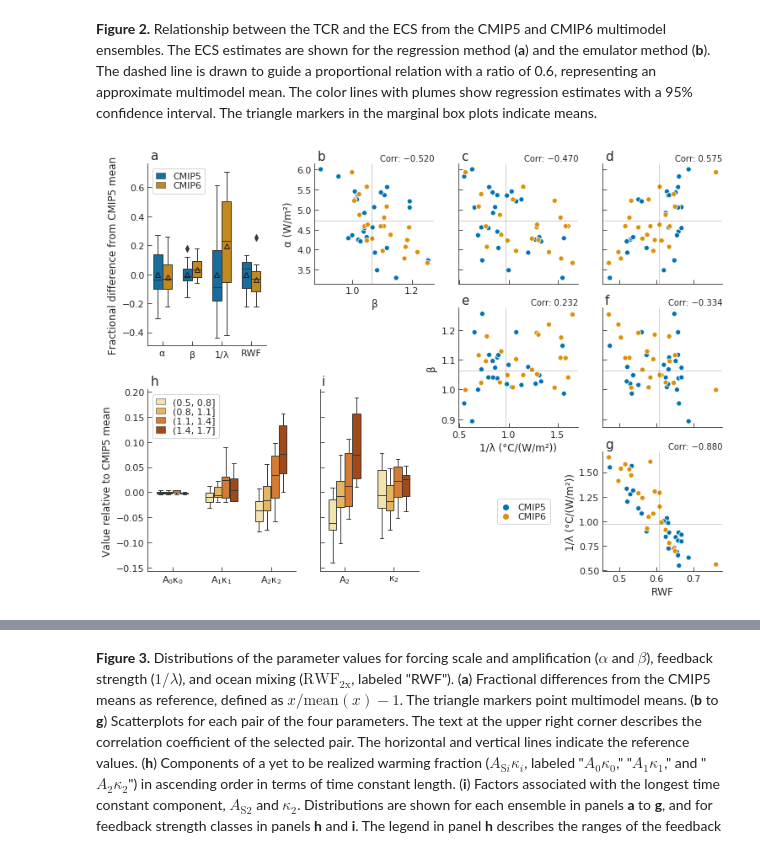
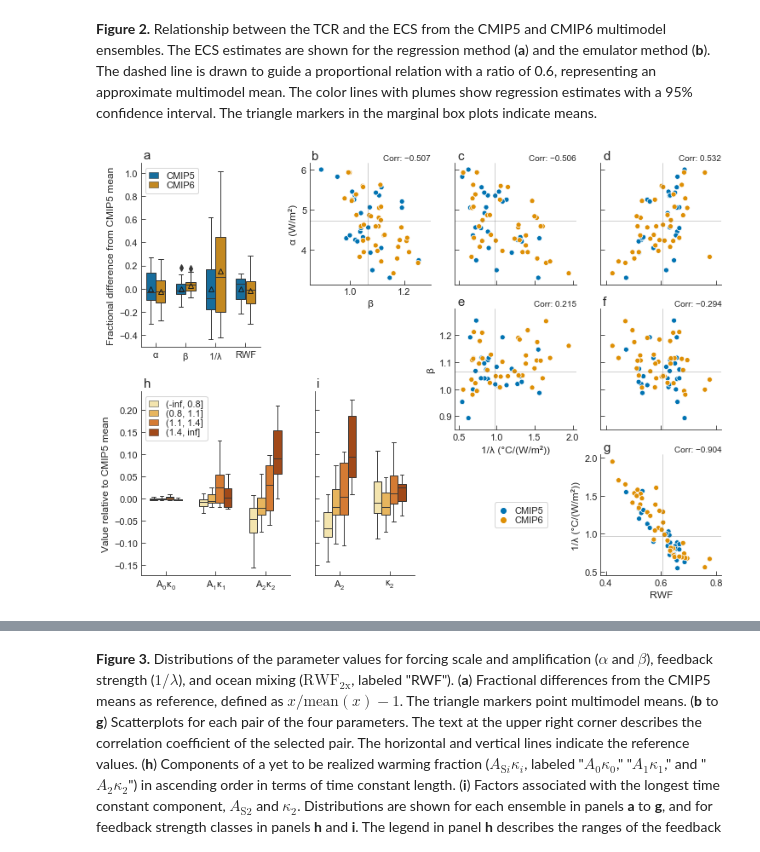
Before and after one commit to tsutsui1872/mce, a Jupyter notebook: notebook/mkfig.ipynb, the cells around one changed output, grey strips where cells are left out. Saved outputs shown, nothing was run; the diff lists cells and outputs as text; code cells hidden in the pictures.

Commit message:
CMIP6 16 models added and figures updated

```diff
--- a/notebook/mkfig.ipynb
+++ b/notebook/mkfig.ipynb
@@ -74,7 +109,9 @@ p1 = plot_tcr_ecs(parms_all)
 # %% [markdown]
 **Figure 2.** Relationship between the TCR and the ECS from the CMIP5 and CMIP6 multimodel ensembles. The ECS estimates are shown for the regression method (**a**) and the emulator method (**b**). The dashed line is drawn to guide a proportional relation with a ratio of 0.6, representing an approximate multimodel mean. The color lines with plumes show regression estimates with a 95% confidence interval. The triangle markers in the marginal box plots indicate means.
 # %%
-# Figure 3
+"""
+Figure 3 (updated)
+"""
 p1 = plot_parms_rel(parms_all)
 # %% [output]
-[figure, old version]
+[figure, new version]
```
Also changed, not shown: parts of 13 cells of this notebook, 7 other files.
